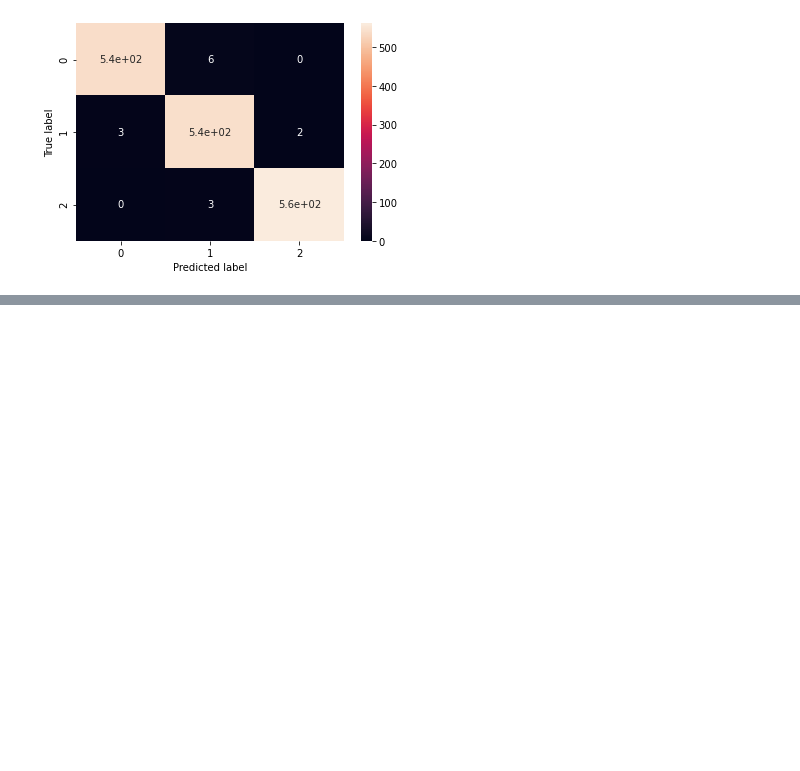
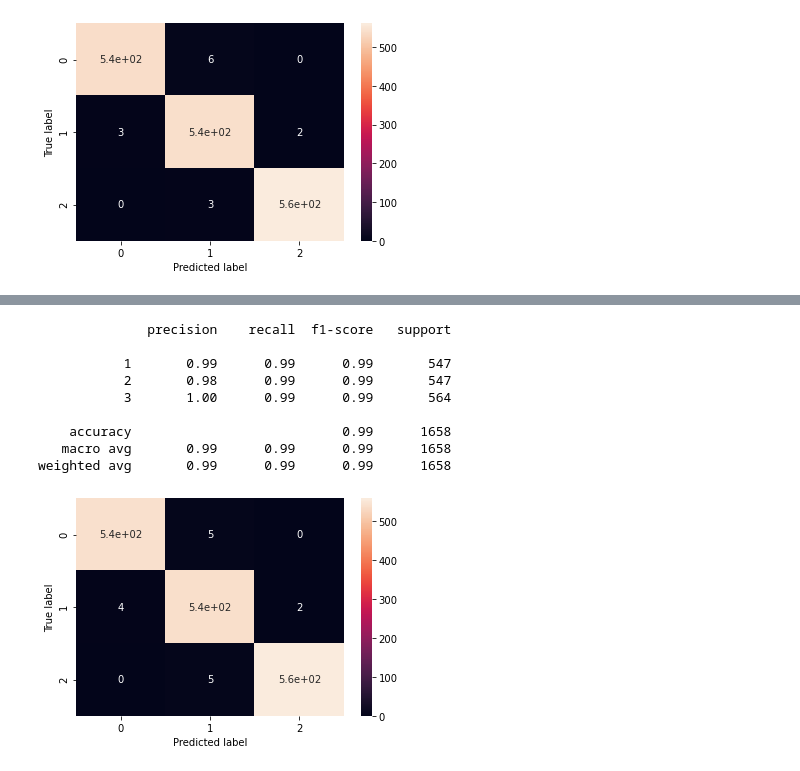
Before and after one commit to matteo-Donofrio-unipi/DM-Project, a Jupyter notebook: src/DM_02_TASK3/classification.ipynb, the cells around one changed output, grey strips where cells are left out. Cells and saved outputs as stored; diff of their text form; code cells hidden in the pictures; blank space fills up the shorter version.

```diff
--- a/src/DM_02_TASK3/classification.ipynb
+++ b/src/DM_02_TASK3/classification.ipynb
@@ -247,0 +349,21 @@ plt.savefig("./svc-conf.png")
+# %%
+from sklearn.svm import LinearSVC
+
+grid_params = {
+    "C": [7372.8],
+    "penalty": ["l1", "l2"],
+    "loss": ["hinge", "squared_hinge"],
+    "dual": [True, False],
+    "multi_class": ["ovr", "crammer_singer"],
+    "fit_intercept": [True, False],
+}
+
+best_score, best_estimator, best_params = grid_search(
+    train_set,
+    train_label,
+    grid_params,
+    LinearSVC()
+)
+display(best_score)
+display(best_estimator)
+display(best_params)
@@ -247,0 +382,18 @@ plt.savefig("./svc-conf.png")
+# %%
+linear_svc = LinearSVC(**best_params)
+linear_svc.fit(train_set, train_label)
+pred_label = linear_svc.predict(test_set)
+plot_confusion_matrix(test_label, pred_label)
+plt.savefig("./linear-svc-conf.png")
+print(classification_report(test_label, pred_label))
+# %% [output]
+              precision    recall  f1-score   support
+
+           1       0.99      0.99      0.99       547
+           2       0.98      0.99      0.99       547
+           3       1.00      0.99      0.99       564
+
+    accuracy                           0.99      1658
+   macro avg       0.99      0.99      0.99      1658
+weighted avg       0.99      0.99      0.99      1658
+[figure, added]
```
Also changed, not shown: parts of 12 cells of this notebook.
